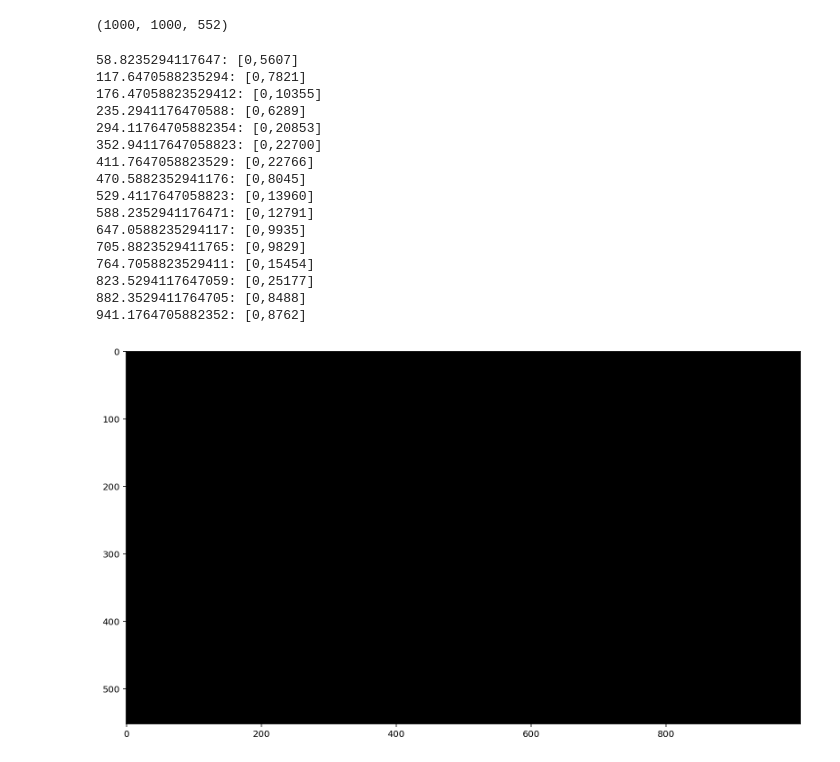
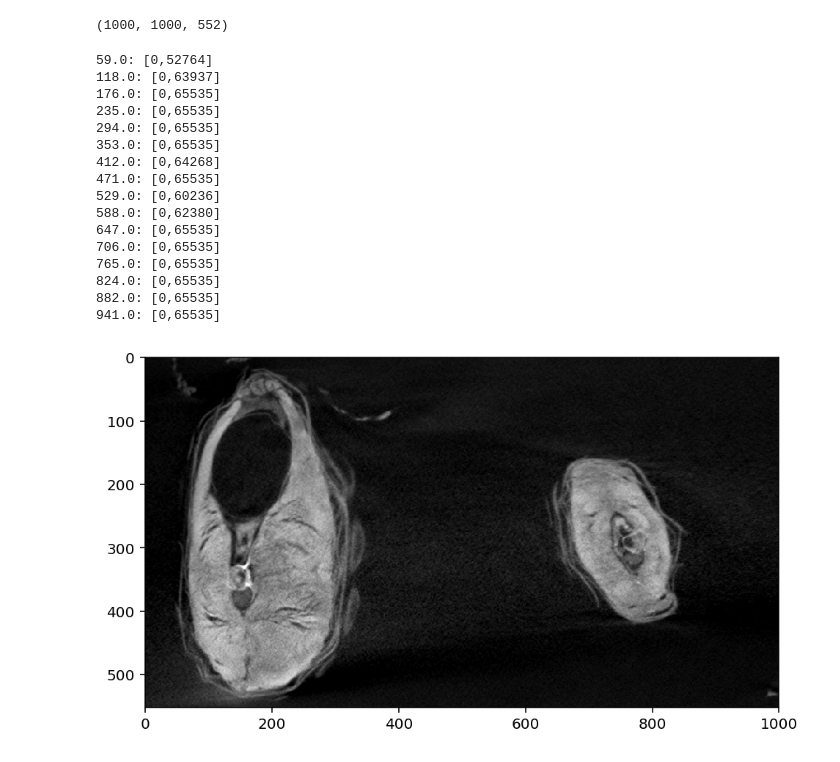
Before and after one commit to tytell/fibers, a Jupyter notebook: Make HDF file.ipynb, the cells around one changed output. Cells and saved outputs as stored; diff of their text form; code cells hidden in the pictures.

```diff
--- a/Make HDF file.ipynb
+++ b/Make HDF file.ipynb
@@ -112,33 +125,40 @@ print(imgdata.shape)
 # %% [output]
 (1000, 1000, 552)
 # %%
-frames = np.linspace(0,imgdata.shape[0],18)
+frames = np.round(np.linspace(0,imgdata.shape[0],18))
 frames = frames[1:-1]
 for fr in frames:
     print("{}: [{},{}]".format(fr, np.min(imgdata[fr,:,:]), np.max(imgdata[fr,:,:])))
 # %% [output]
-58.8235294117647: [0,5607]
-117.6470588235294: [0,7821]
-176.47058823529412: [0,10355]
-235.2941176470588: [0,6289]
-294.11764705882354: [0,20853]
-352.94117647058823: [0,22700]
-411.7647058823529: [0,22766]
-470.5882352941176: [0,8045]
-529.4117647058823: [0,13960]
-588.2352941176471: [0,12791]
-647.0588235294117: [0,9935]
-705.8823529411765: [0,9829]
-764.7058823529411: [0,15454]
-823.5294117647059: [0,25177]
-882.3529411764705: [0,8488]
-941.1764705882352: [0,8762]
+59.0: [0,52764]
+118.0: [0,63937]
+176.0: [0,65535]
+235.0: [0,65535]
+294.0: [0,65535]
+353.0: [0,65535]
+412.0: [0,64268]
+471.0: [0,65535]
+529.0: [0,60236]
+588.0: [0,62380]
+647.0: [0,65535]
+706.0: [0,65535]
+765.0: [0,65535]
+824.0: [0,65535]
+882.0: [0,65535]
+941.0: [0,65535]
 # %%
 dpi = 96
 # %%
 def show_yz_slice(num, data, im):
     im.set_data(data[num,:,:].T)
     return im,
+# %%
+fig = plt.figure(frameon=False)
+
+ax = plt.axes([0., 0., 1., 1.])
+im = ax.imshow(imgdata[300,:,:].T, cmap=mpl.cm.gray, vmin=0, vmax=65536)
+# %% [output]
+[figure, added]
 # %%
 %matplotlib qt
 
@@ -146,12 +166,10 @@ fig = plt.figure(frameon=False)
 fig.set_size_inches(imgdata.shape[1]/dpi, imgdata.shape[2]/dpi)
 
 ax = plt.axes([0., 0., 1., 1.])
-im = ax.imshow(imgdata[0,:,:].T, cmap=cm.gray, vmin=0, vmax=65000)
+im = ax.imshow(imgdata[0,:,:].T, cmap=mpl.cm.gray, vmin=0, vmax=65536)
 
 im_ani = anim.FuncAnimation(fig, show_yz_slice, frames=imgdata.shape[0], fargs=(imgdata, im), interval=50)
 plt.show()
-# %% [output]
-[figure, removed]
 # %%
 writer = anim.writers['ffmpeg'](fps=10, metadata=dict(artist='Eric Tytell'), bitrate=1800)
 # %%
```
Also changed, not shown: parts of 7 cells of this notebook, 2 other files.
